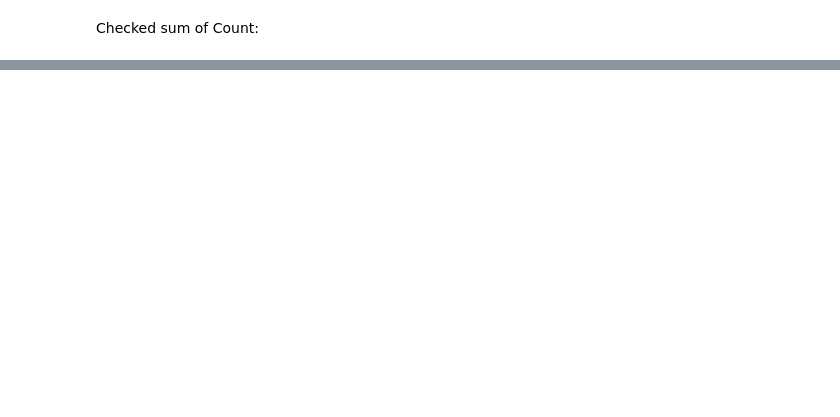
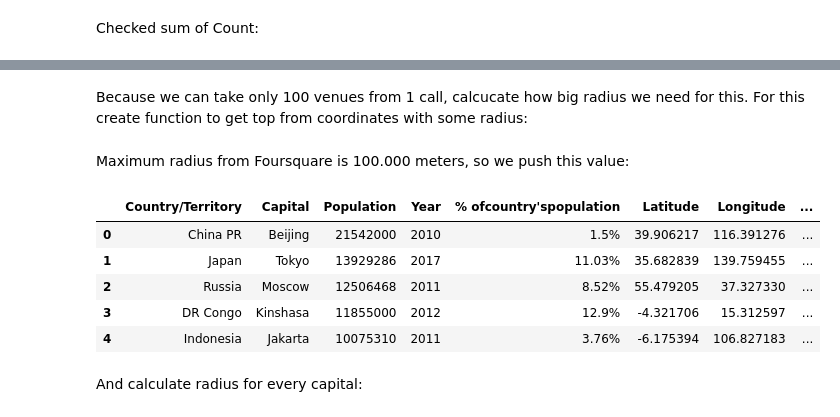
Before and after one commit to venza88/Coursera_Capstone, a Jupyter notebook: Code.ipynb, the cells around one changed output, grey strips where cells are left out. Drawn from its saved outputs; the diff is of its cells as text; code cells hidden in the pictures; blank space fills up the shorter version.

```diff
--- a/Code.ipynb
+++ b/Code.ipynb
@@ -289,0 +295,20 @@ And save our result in local file, becase from Nominatim Usage Policy we must ca
+# %%
+chg=[(193,"Victoria, Seychelles"),(18,"Santiago, Chile"),(140,"San José, Costa Rica"),
+     (230,"The Valley, Anguilla"),(209,"Roseau, Dominica"),(198,"Isle of Man"),
+    (236,"Jamestown, Saint Helena"),(203,"St. John's, Antigua and Barbuda"),
+     (197,"George Town, Cayman Islands"),(179,"Dili, East Timor"),(126,"Macau, Macau"),
+    (233,"Hamilton, Bermuda"),(219,"Saint-Pierre, Saint Pierre and Miquelon")]
+# %%
+for i in range(len(chg)):
+    geolocator = Nominatim(user_agent="tr_explorer")
+    address =chg[i][1]
+    try:
+        location = geolocator.geocode(address,timeout=1)
+        latitude = location.latitude
+        longitude = location.longitude
+    except:
+        print('The geograpical coordinate of {} denied'.format(address))
+    else:
+        df.loc[chg[i][0],"Latitude"]=latitude
+        df.loc[chg[i][0],"Longitude"]=longitude
+        print('The geograpical coordinate of {} are {}, {}.'.format(address,latitude, longitude))
@@ -289,0 +331,6 @@ And save our result in local file, becase from Nominatim Usage Policy we must ca
+# %%
+#Brasilia, Brazilia
+df.iloc[34,5]=-15.793889
+df.iloc[34,6]=-47.882778
+#Atafu, Tokelau (NZ)
+df.drop(238,axis=0,inplace=True)
@@ -289,0 +369,2 @@ And save our result in local file, becase from Nominatim Usage Policy we must ca
+# %% [markdown]
+Because we can take only 100 venues from 1 call, calcucate how big radius we need for this. For this create function to get top from coordinates with some radius:
@@ -289,0 +407,15 @@ And save our result in local file, becase from Nominatim Usage Policy we must ca
+# %% [markdown]
+Maximum radius from Foursquare is 100.000 meters, so we push this value:
+# %%
+df["RadiusRequest"]=100000
+# %%
+df.head()
+# %% [output]
+|  | Country/Territory | Capital | Population | Year | % ofcountry'spopulation | Latitude | Longitude | ... |
+| 0 | China PR | Beijing | 21542000 | 2010 | 1.5% | 39.906217 | 116.391276 | ... |
+| 1 | Japan | Tokyo | 13929286 | 2017 | 11.03% | 35.682839 | 139.759455 | ... |
+| 2 | Russia | Moscow | 12506468 | 2011 | 8.52% | 55.479205 | 37.327330 | ... |
+| 3 | DR Congo | Kinshasa | 11855000 | 2012 | 12.9% | -4.321706 | 15.312597 | ... |
+| 4 | Indonesia | Jakarta | 10075310 | 2011 | 3.76% | -6.175394 | 106.827183 | ... |
+# %% [markdown]
+And calculate radius for every capital:
```
Also changed, not shown: parts of 26 cells of this notebook, 2 other files.
